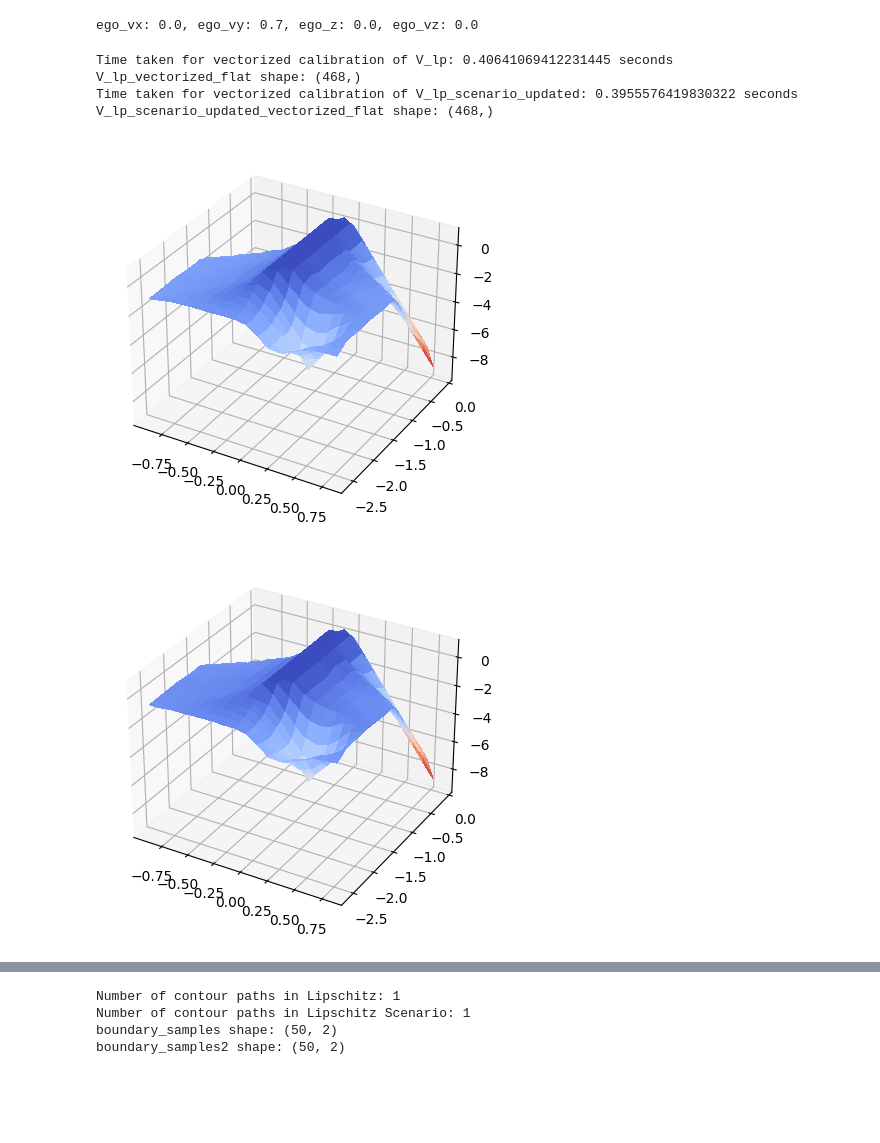
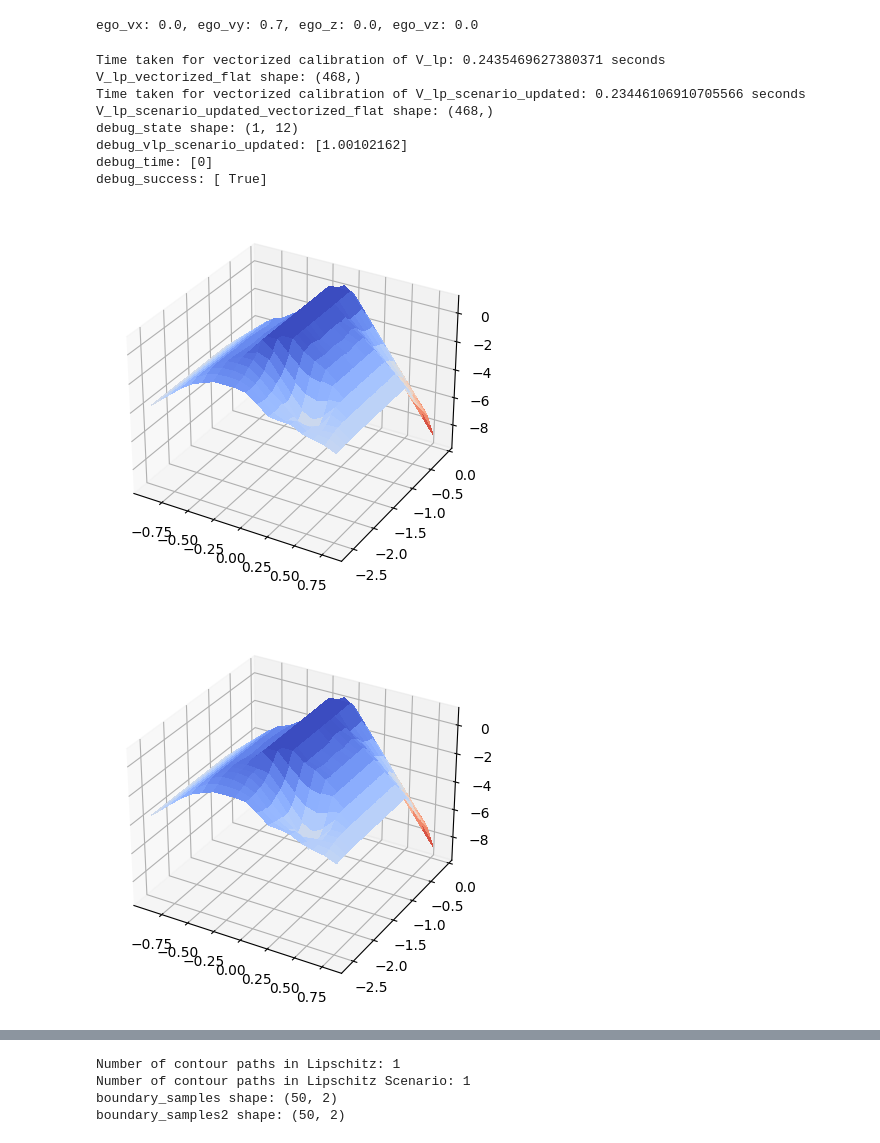
Before and after one commit to ebonyelsmith/Hierarchical_Probabilistic_Verification, a Jupyter notebook: experiment_script/droneracing_post_training_DDPG_eval_new_ebonye_updated_nodisturbance_newest_pipeline.ipynb, the cells around one changed output, grey strips where cells are left out. Drawn from its saved outputs; the diff is of its cells as text; code cells hidden in the pictures; blank space fills up the shorter version.

```diff
--- a/experiment_script/droneracing_post_training_DDPG_eval_new_ebonye_updated_nodisturbance_newest_pipeline.ipynb
+++ b/experiment_script/droneracing_post_training_DDPG_eval_new_ebonye_updated_nodisturbance_newest_pipeline.ipynb
@@ -2255,7 +2256,7 @@ Ld = 0.1
 epsilon_d = 0.1 #### try to make this larger and see what happens
 epsilon_x = 0.1 # 0.02, 0.05, 0.01, 0.1
 gamma = 0.95
-horizon = 20
+horizon = 10
 env = gym.make(args.task)
 
 #Lipschitz
@@ -2900,37 +2891,57 @@ V_lp_vectorized_success = V_lp_vectorized_success_flat.reshape(H, W)
 
 # calibrate V_lp_scenario_updated_vectorized
 start = time()
 V_lp_scenario_updated_vectorized_flat, V_lp_scenario_updated_vectorized_time_flat, V_lp_scenario_updated_vectorized_success_flat = calibrate_V_scenario2_vectorized(
     env,
     tmp_states,
     horizon,
     alphaC_list_scenario3,
     alphaR_list_scenario3,
     verbose=False
 )
 end = time()
 print(f"Time taken for vectorized calibration of V_lp_scenario_updated: {end - start} seconds")
 print(f"V_lp_scenario_updated_vectorized_flat shape: {V_lp_scenario_updated_vectorized_flat.shape}")
 
 V_lp_scenario_updated_vectorized = V_lp_scenario_updated_vectorized_flat.reshape(H, W)
 V_lp_scenario_updated_vectorized_time = V_lp_scenario_updated_vectorized_time_flat.reshape(H, W)
 V_lp_scenario_updated_vectorized_success = V_lp_scenario_updated_vectorized_success_flat.reshape(H, W)
 
+# Find scenario approximated value function for one state for debugging
+debug_state = np.array([0.0, ego_vx, -1.0, ego_vy, ego_z, ego_vz, ad_x, ad_vx, ad_y, ad_vy, ad_z, ad_vz])
+debug_state = debug_state.reshape(1, -1)
+print(f"debug_state shape: {debug_state.shape}")
+debug_vlp_scenario_updated, debug_time, debug_success = calibrate_V_scenario2_vectorized(
+    env,
+    debug_state,
+    horizon,
+    alphaC_list_scenario3,
+    alphaR_list_scenario3,
+    verbose=False
+)
+print(f"debug_vlp_scenario_updated: {debug_vlp_scenario_updated}")
+print(f"debug_time: {debug_time}")
+print(f"debug_success: {debug_success}")
+
 # Visualization
 fig_vec, ax_vec = plt.subplots(subplot_kw={"projection": "3d"})
 fig5_vec, ax5_vec = plt.subplots(subplot_kw={"projection": "3d"})
 
 surf_vec = ax_vec.plot_surface(X, Y, V_lp_vectorized, cmap=cm.coolwarm_r,
                         linewidth=0, antialiased=False)
 surf5_vec = ax5_vec.plot_surface(X, Y, V_lp_scenario_updated_vectorized, cmap=cm.coolwarm_r,
                         linewidth=0, antialiased=False)
 # %% [output]
-Time taken for vectorized calibration of V_lp: 0.40641069412231445 seconds
+Time taken for vectorized calibration of V_lp: 0.2435469627380371 seconds
 V_lp_vectorized_flat shape: (468,)
-Time taken for vectorized calibration of V_lp_scenario_updated: 0.3955576419830322 seconds
+Time taken for vectorized calibration of V_lp_scenario_updated: 0.23446106910705566 seconds
 V_lp_scenario_updated_vectorized_flat shape: (468,)
+debug_state shape: (1, 12)
+debug_vlp_scenario_updated: [1.00102162]
+debug_time: [0]
+debug_success: [ True]
-[figure, old version]
+[figure, new version]
-[figure, old version]
+[figure, new version]
 # %%
 V_lp = V_lp_vectorized
 V_lp_time = V_lp_vectorized_time
```
Also changed, not shown: parts of 4 cells of this notebook, 12 other files.
